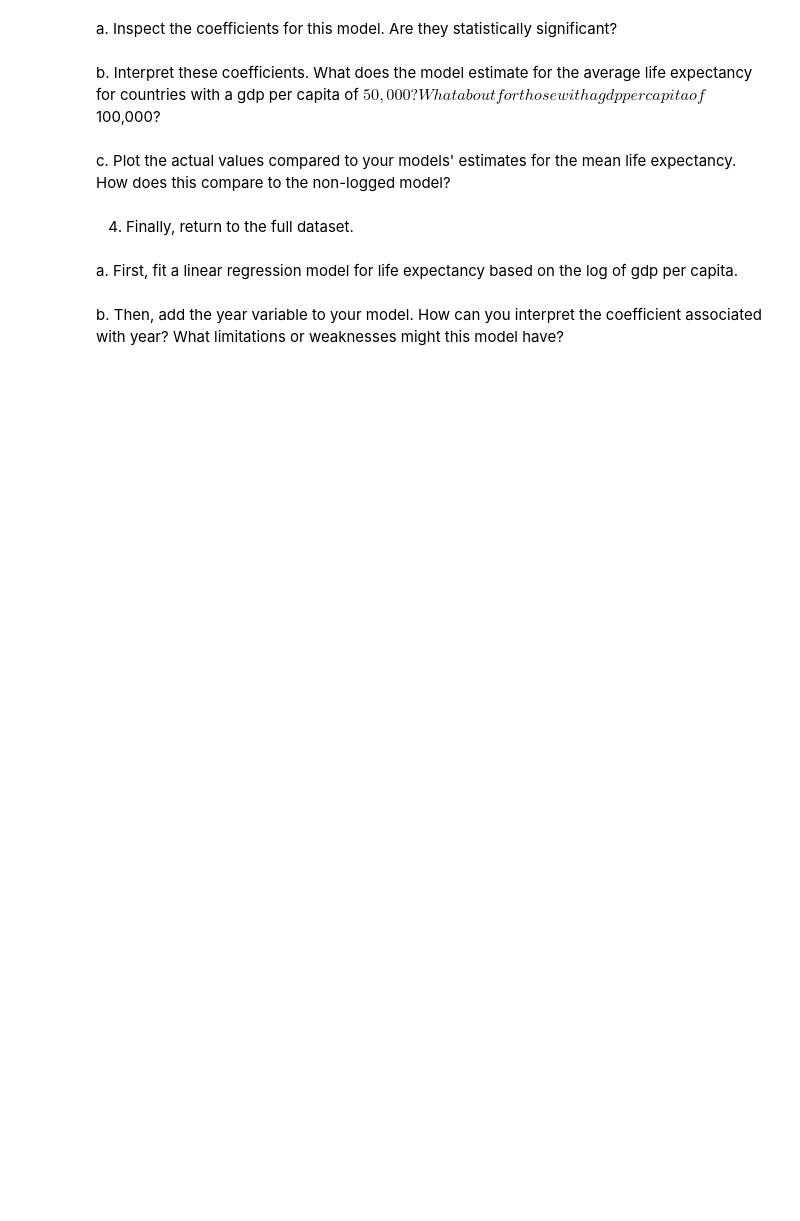
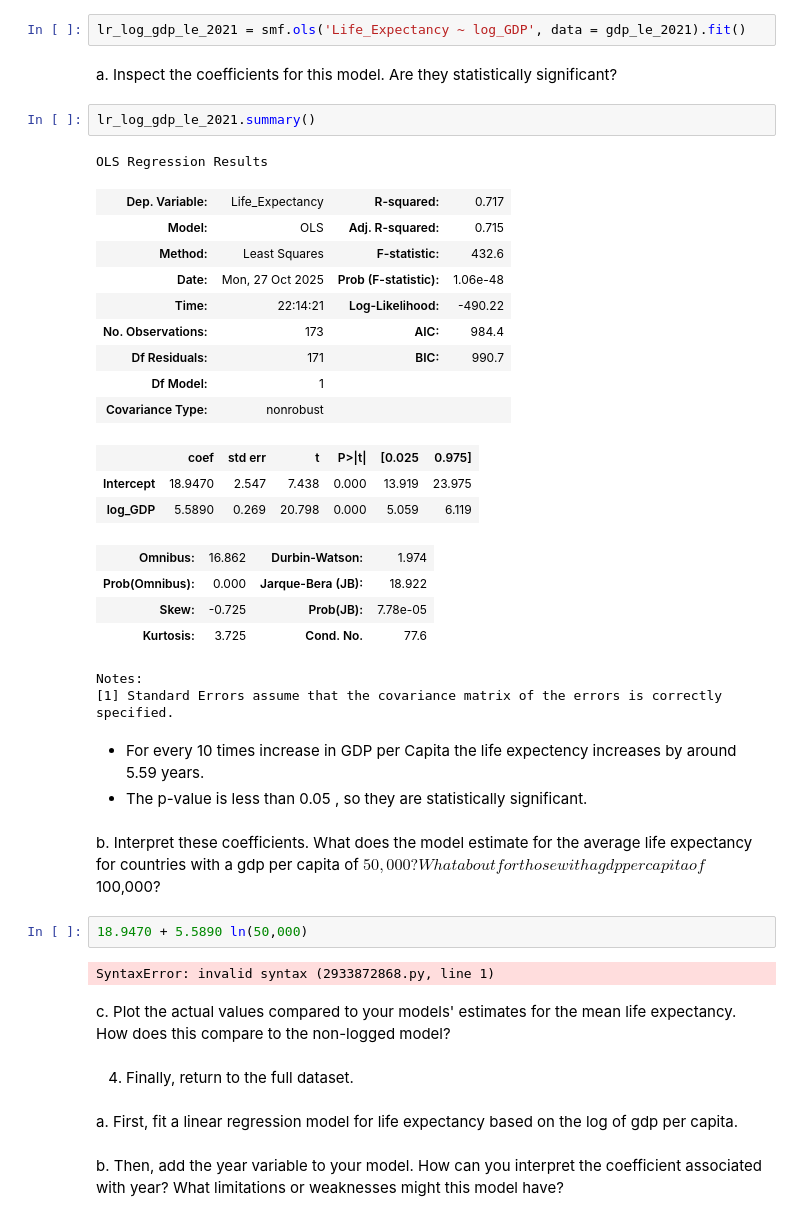
Before and after one commit to nss-data-science-cohort-9/un-linear-regression-ADoddala, a Jupyter notebook: notebooks/linear_regression_practice.ipynb, the cells around one changed output. Cells and saved outputs as stored; diff of their text form; blank space fills up the shorter version.

```diff
--- a/notebooks/linear_regression_practice.ipynb
+++ b/notebooks/linear_regression_practice.ipynb
@@ -179,7 +252,38 @@ e. Plot the actual values compared to your model's estimates for mean life expec
+# %%
+lr_log_gdp_le_2021 = smf.ols('Life_Expectancy ~ log_GDP', data = gdp_le_2021).fit()
 # %% [markdown]
 a. Inspect the coefficients for this model. Are they statistically significant?
+# %%
+lr_log_gdp_le_2021.summary()
+# %% [output]
+OLS Regression Results
+| Dep. Variable: | Life_Expectancy | R-squared: | 0.717 |
+| Model: | OLS | Adj. R-squared: | 0.715 |
+| Method: | Least Squares | F-statistic: | 432.6 |
+| Date: | Mon, 27 Oct 2025 | Prob (F-statistic): | 1.06e-48 |
+| Time: | 22:14:21 | Log-Likelihood: | -490.22 |
+| No. Observations: | 173 | AIC: | 984.4 |
+| Df Residuals: | 171 | BIC: | 990.7 |
+| Df Model: | 1 |  |  |
+| Covariance Type: | nonrobust |  |  |
+|  | coef | std err | t | P>|t| | [0.025 | 0.975] |
+| Intercept | 18.9470 | 2.547 | 7.438 | 0.000 | 13.919 | 23.975 |
+| log_GDP | 5.5890 | 0.269 | 20.798 | 0.000 | 5.059 | 6.119 |
+| Omnibus: | 16.862 | Durbin-Watson: | 1.974 |
+| Prob(Omnibus): | 0.000 | Jarque-Bera (JB): | 18.922 |
+| Skew: | -0.725 | Prob(JB): | 7.78e-05 |
+| Kurtosis: | 3.725 | Cond. No. | 77.6 |
+Notes:
+[1] Standard Errors assume that the covariance matrix of the errors is correctly specified.
+# %% [markdown]
+* For every 10 times increase in GDP per Capita the life expectency increases by around 5.59 years.
+* The p-value is less than 0.05 , so they are statistically significant.
 # %% [markdown]
 b. Interpret these coefficients. What does the model estimate for the average life expectancy for countries with a gdp per capita of $50,000? What about for those with a gdp per capita of $100,000?
+# %%
+18.9470	+ 5.5890 ln(50,000)
+# %% [output]
+SyntaxError: invalid syntax (2933872868.py, line 1)
 # %% [markdown]
 c. Plot the actual values compared to your models' estimates for the mean life expectancy. How does this compare to the non-logged model?
 # %% [markdown]
```
Also changed, not shown: parts of 12 cells of this notebook.
